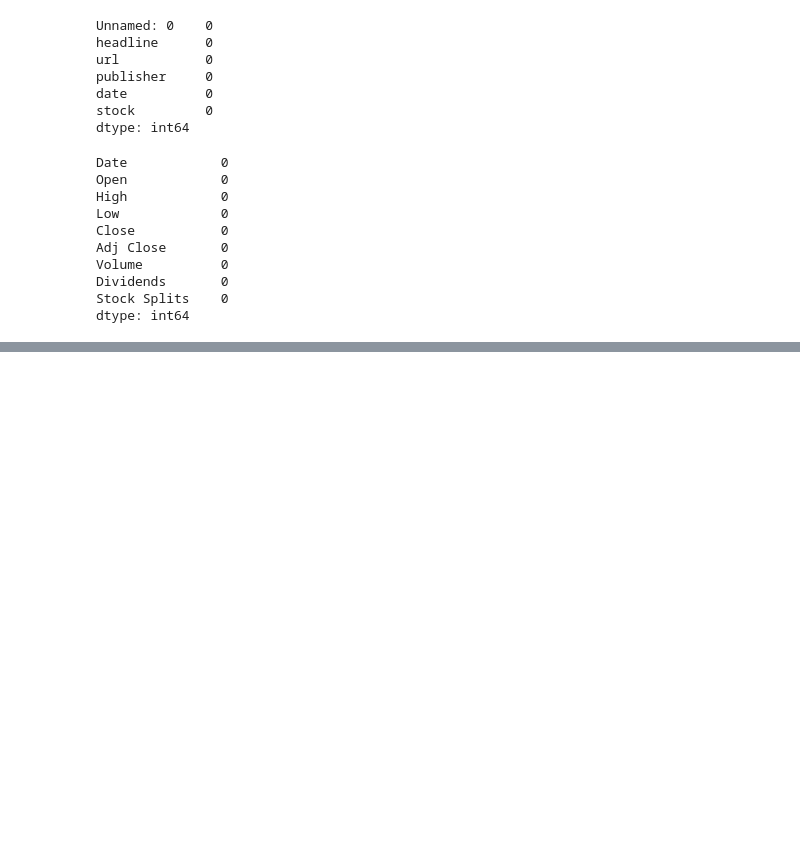
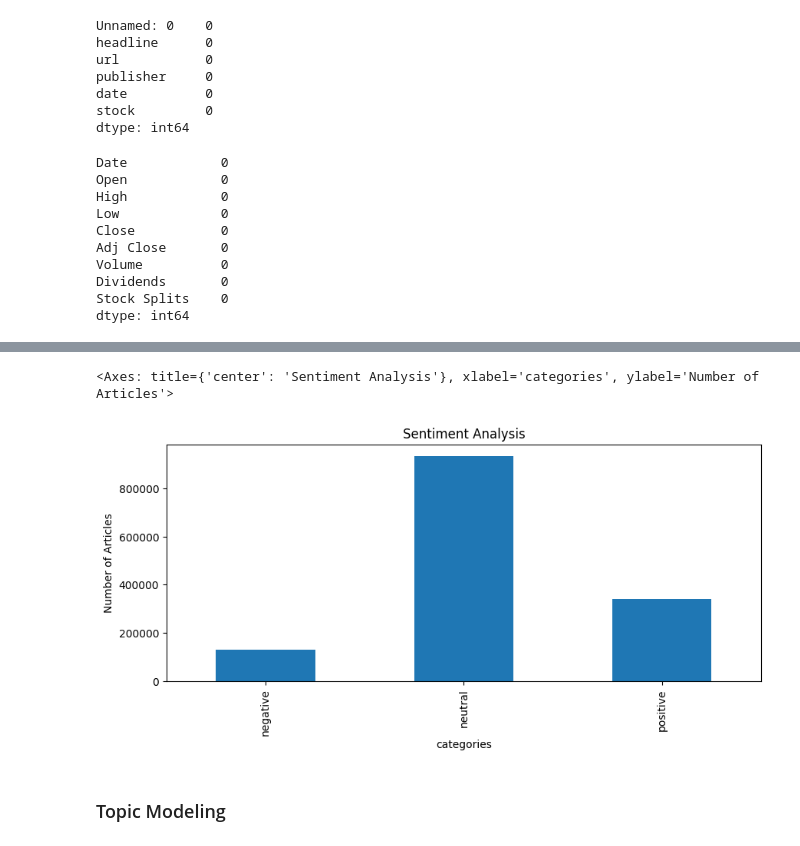
Before and after one commit to GuleWako/10Academy-Week-1-Financial-News-and-Stock-Price-Integration-Analysis, a Jupyter notebook: notebooks/newsAndStockPrice.ipynb, the cells around one changed output, grey strips where cells are left out. Saved outputs shown, nothing was run; the diff lists cells and outputs as text; code cells hidden in the pictures; blank space fills up the shorter version.

```diff
--- a/notebooks/newsAndStockPrice.ipynb
+++ b/notebooks/newsAndStockPrice.ipynb
@@ -90,6 +140,9 @@ stock_data.describe()
 # %%
 # news_data['date']=pd.to_datetime(news_data['date'])
 stock_data['Date']=pd.to_datetime(stock_data['Date'])
-# %%
-sia = SentimentIntensityAnalyzer()
-news_data['sentiment_score']=news_data['headline'].apply (lambda x: sia.polarity_scores(x)['compound'])
+# %%
+def get_sentiment(text):
+    analysis = TextBlob(text)
+    return analysis.sentiment.polarity
+
+news_data['sentiment_line'] = news_data['headline'].apply(get_sentiment)
@@ -95,0 +160,2 @@ news_data['sentiment_score']=news_data['headline'].apply (lambda x: sia.polarity
+# %%
+news_data['sentiment_unique'] = news_data['sentiment_line'].apply(lambda x: 'positive' if x > 0 else ('neutral' if x == 0 else 'negative'))
@@ -95,0 +171,7 @@ news_data['sentiment_score']=news_data['headline'].apply (lambda x: sia.polarity
+# %%
+news_data['sentiment_unique'].value_counts().sort_index().plot(kind="bar",figsize=(10,4),title='Sentiment Analysis',xlabel='categories',ylabel='Number of Articles')
+# %% [output]
+<Axes: title={'center': 'Sentiment Analysis'}, xlabel='categories', ylabel='Number of Articles'>
+[figure, added]
+# %% [markdown]
+### Topic Modeling
```
Also changed, not shown: parts of 26 cells of this notebook, 1 other file.
